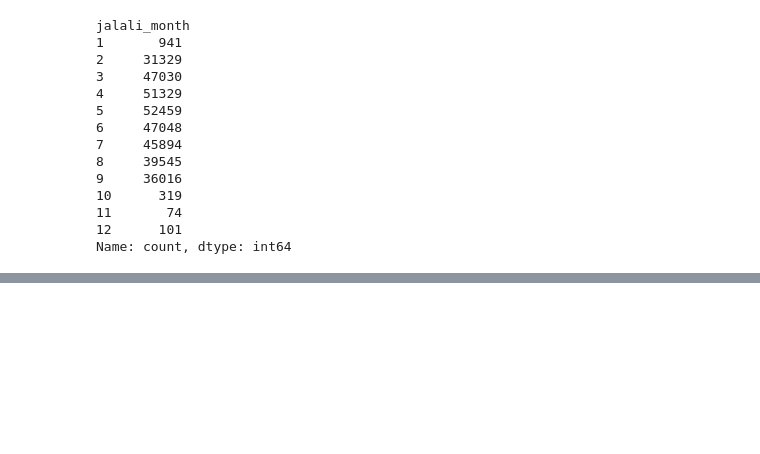
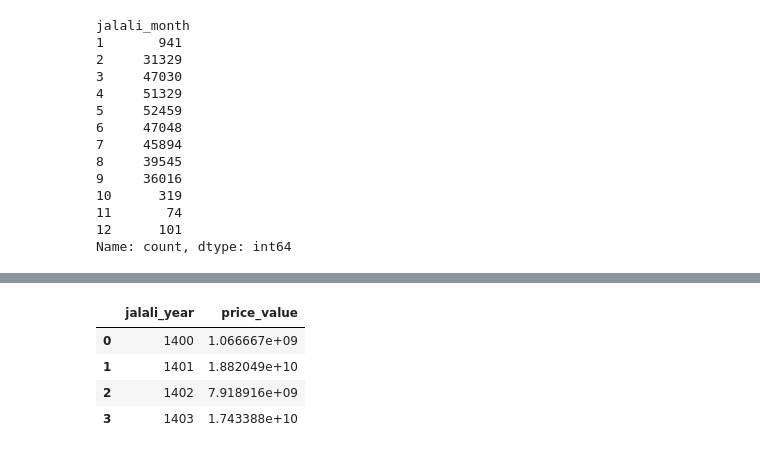
Before and after one commit to mehdirt/Divar-Project, a Jupyter notebook: mahdiyar/statistical_analysis.ipynb, the cells around one changed output, grey strips where cells are left out. Drawn from its saved outputs; the diff is of its cells as text; code cells hidden in the pictures; blank space fills up the shorter version.

```diff
--- a/mahdiyar/statistical_analysis.ipynb
+++ b/mahdiyar/statistical_analysis.ipynb
@@ -112,0 +134,10 @@ Name: count, dtype: int64
+# %%
+nominal_price_mean = sell_df.groupby('jalali_year')['price_value'].mean().reset_index()
+nominal_price_mean['jalali_year'] = nominal_price_mean['jalali_year'].astype('Int16')
+nominal_price_mean
+# %% [output]
+|  | jalali_year | price_value |
+| 0 | 1400 | 1.066667e+09 |
+| 1 | 1401 | 1.882049e+10 |
+| 2 | 1402 | 7.918916e+09 |
+| 3 | 1403 | 1.743388e+10 |
```
Also changed, not shown: parts of 5 cells of this notebook.
